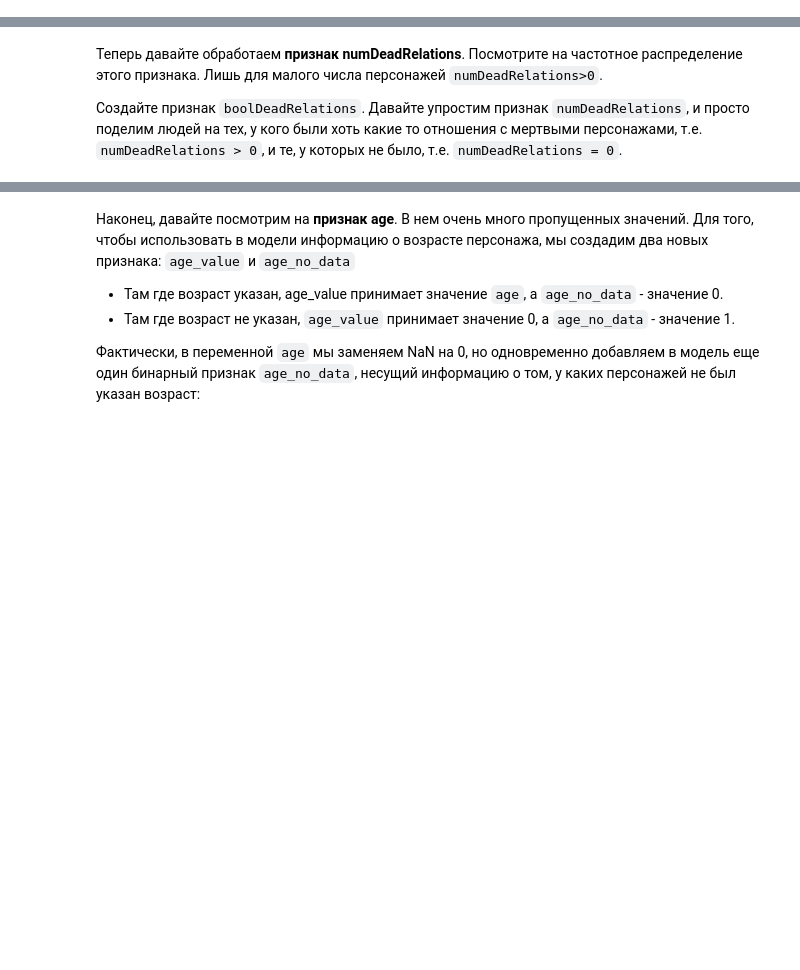
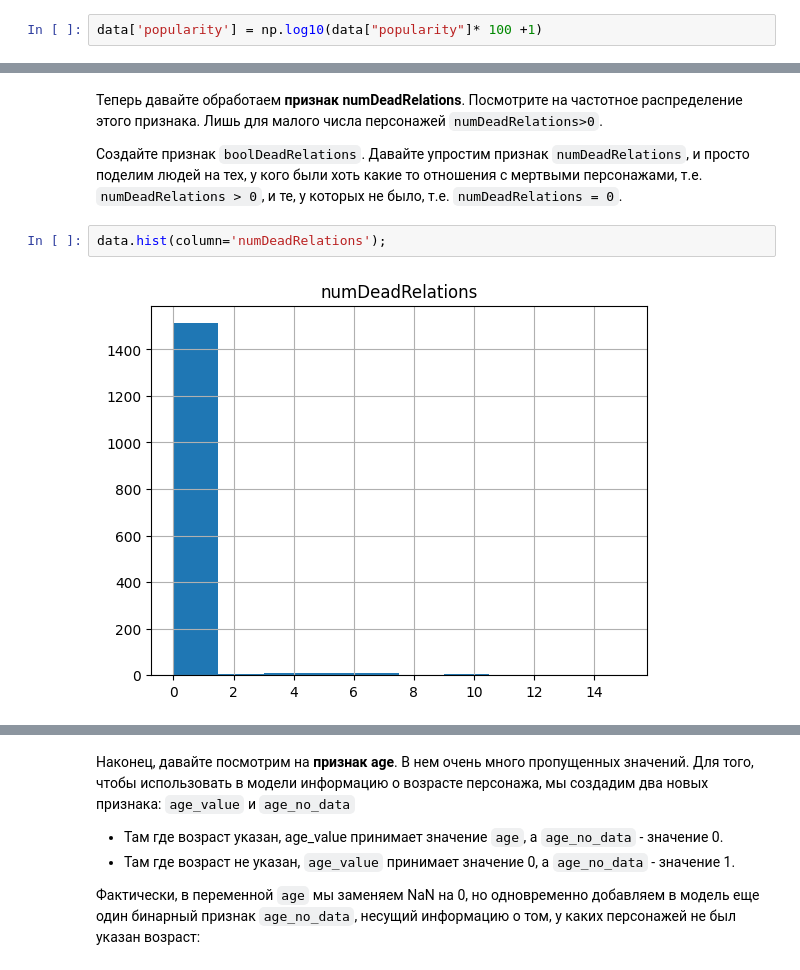
Before and after one commit to bbalandin/Trial, a Jupyter notebook: week_01_ml_intro/Homework/hw_1_game_of_thrones.ipynb, the cells around one changed output, grey strips where cells are left out. Saved outputs shown, nothing was run; the diff lists cells and outputs as text; blank space fills up the shorter version.

```diff
--- a/week_01_ml_intro/Homework/hw_1_game_of_thrones.ipynb
+++ b/week_01_ml_intro/Homework/hw_1_game_of_thrones.ipynb
@@ -196,6 +196,8 @@ data.hist(column='popularity', bins=50);
 Распределение сильно несимметрично. Можно преобразовать данный признак, например, по формуле `np.log10(data["popularity"]*M+1)` (добавляем 1 ради логарифма, так как для некоторых персонажей `popularity==0`). В качестве M можно попробовать, например, M=100 или другое число.
 
 При желании для `popularity` вы можете использовать свой способ шкалирования признаков с несимметричным распределением.
+# %%
+data['popularity'] = np.log10(data["popularity"]* 100 +1)
 # %% [markdown]
 В качестве альтернативного подхода вы можете попробовать дискретизацию признака popularity на основе квантилей (quantile binning), используя функцию qcut() (https://pandas.pydata.org/pandas-docs/stable/reference/api/pandas.qcut.html). В этом случае вы преобразуете числовой признак popularity в категориальный, для которого в дальнейшем надо будет применить one-hot кодирование.
 # %% [markdown]
@@ -203,3 +205,7 @@ data.hist(column='popularity', bins=50);
 Посмотрите на частотное распределение этого признака. Лишь для малого числа персонажей `numDeadRelations>0`.
 
 Создайте признак `boolDeadRelations`. Давайте упростим признак `numDeadRelations`, и просто поделим людей на тех, у кого были хоть какие то отношения с мертвыми персонажами, т.е. `numDeadRelations > 0`, и те, у которых не было, т.е. `numDeadRelations = 0`.
+# %%
+data.hist(column='numDeadRelations');
+# %% [output]
+[figure, added]
```
Also changed, not shown: parts of 6 cells of this notebook.
